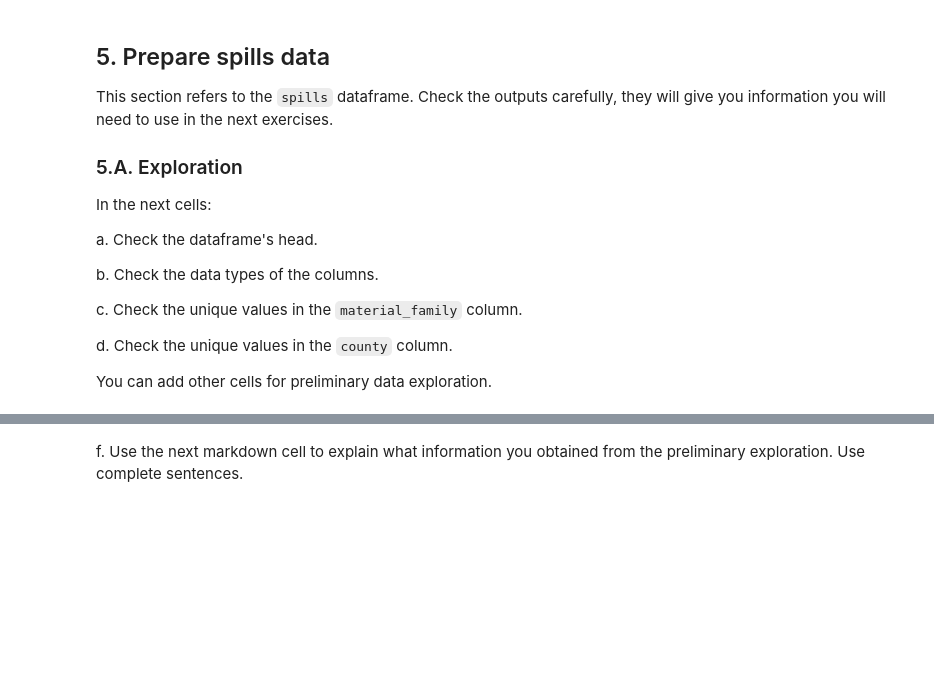
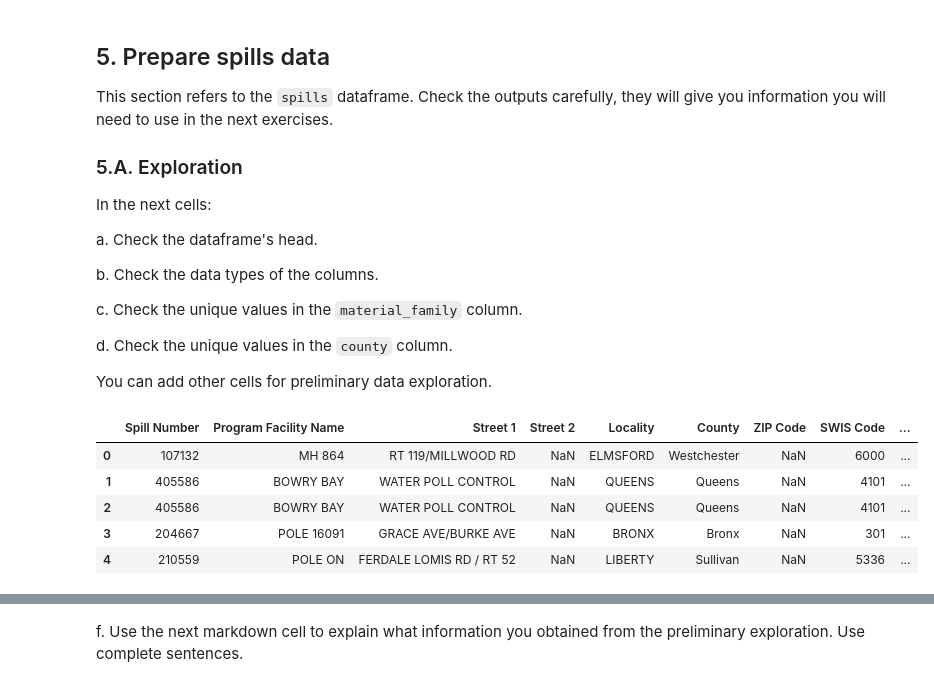
Before and after one commit to marinakochuten/eds220-hwk3, a Jupyter notebook: hwk3-task2-oil-spills.ipynb, the cells around one changed output, grey strips where cells are left out. Saved outputs shown, nothing was run; the diff lists cells and outputs as text; code cells hidden in the pictures; blank space fills up the shorter version.

```diff
--- a/hwk3-task2-oil-spills.ipynb
+++ b/hwk3-task2-oil-spills.ipynb
@@ -97,0 +98,10 @@ You can add other cells for preliminary data exploration.
+# %%
+# a. Look at the head of spills
+spills.head()
+# %% [output]
+|  | Spill Number | Program Facility Name | Street 1 | Street 2 | Locality | County | ZIP Code | SWIS Code | ... |
+| 0 | 107132 | MH 864 | RT 119/MILLWOOD RD | NaN | ELMSFORD | Westchester | NaN | 6000 | ... |
+| 1 | 405586 | BOWRY BAY | WATER POLL CONTROL | NaN | QUEENS | Queens | NaN | 4101 | ... |
+| 2 | 405586 | BOWRY BAY | WATER POLL CONTROL | NaN | QUEENS | Queens | NaN | 4101 | ... |
+| 3 | 204667 | POLE 16091 | GRACE AVE/BURKE AVE | NaN | BRONX | Bronx | NaN | 301 | ... |
+| 4 | 210559 | POLE ON | FERDALE LOMIS RD / RT 52 | NaN | LIBERTY | Sullivan | NaN | 5336 | ... |
```
Also changed, not shown: parts of 25 cells of this notebook.
